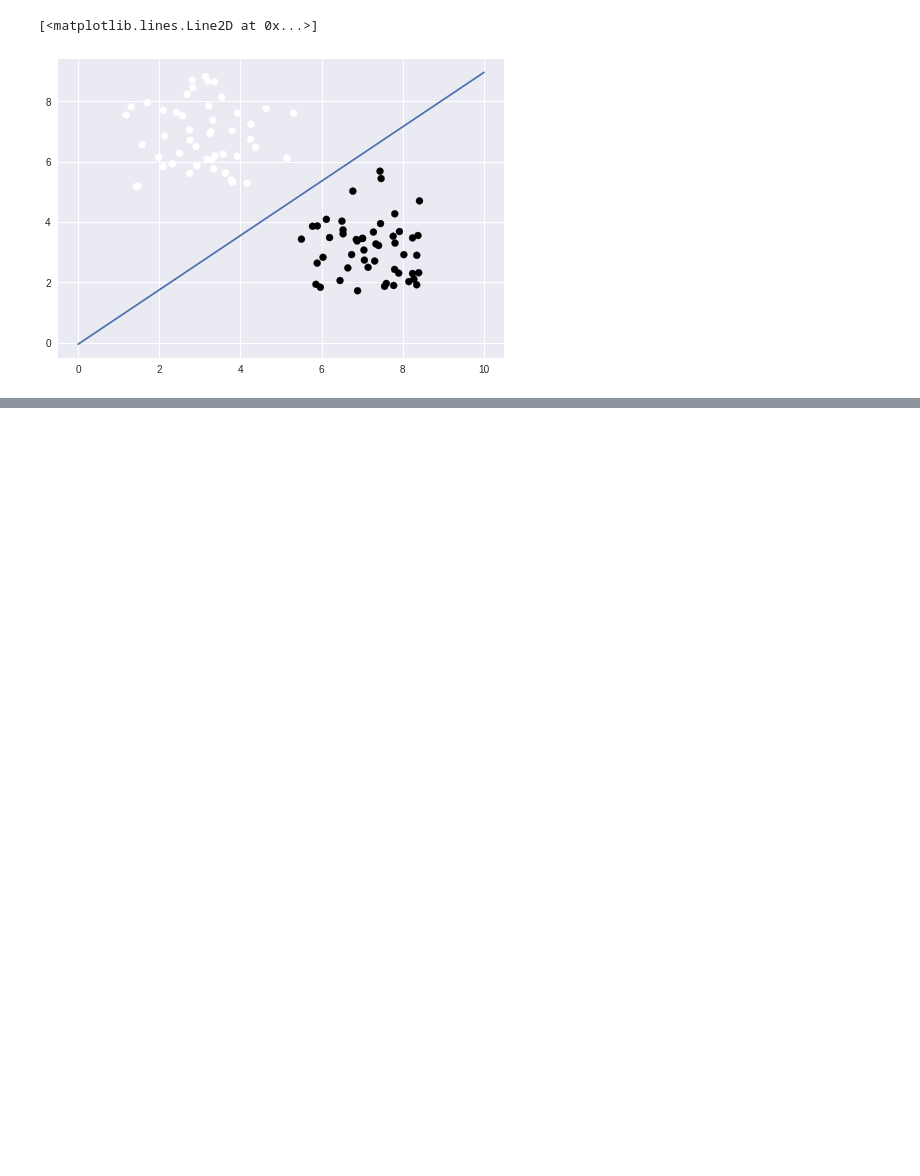
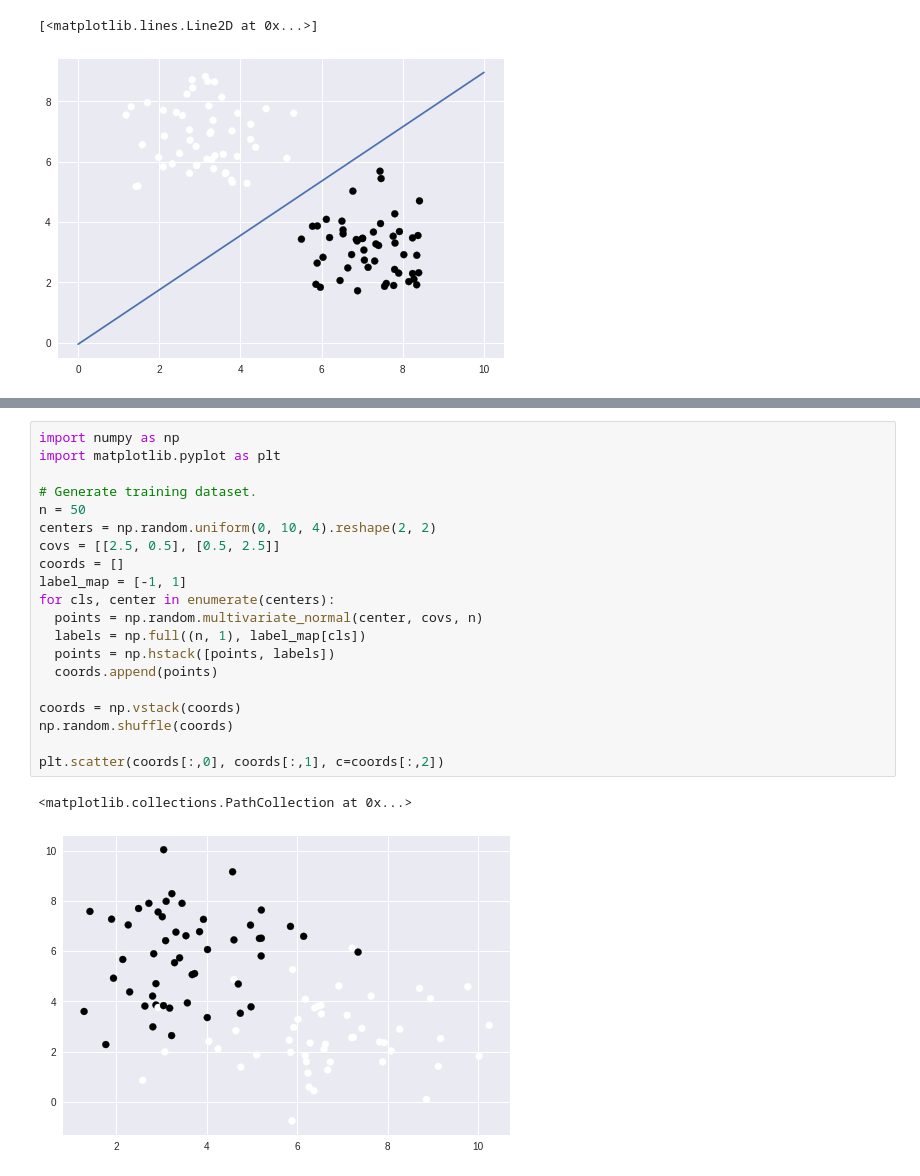
Before and after one commit to charlee/practicalML, a Jupyter notebook: 01_PerceptronLearningAlgorithm.ipynb, the cells around one changed output, grey strips where cells are left out. Drawn from its saved outputs; the diff is of its cells as text; blank space fills up the shorter version.

```diff
--- a/01_PerceptronLearningAlgorithm.ipynb
+++ b/01_PerceptronLearningAlgorithm.ipynb
@@ -155,0 +177,23 @@ Iteration: 3, loss: 0
+# %%
+import numpy as np
+import matplotlib.pyplot as plt
+
+# Generate training dataset.
+n = 50
+centers = np.random.uniform(0, 10, 4).reshape(2, 2)
+covs = [[2.5, 0.5], [0.5, 2.5]]
+coords = []
+label_map = [-1, 1]
+for cls, center in enumerate(centers):
+  points = np.random.multivariate_normal(center, covs, n)
+  labels = np.full((n, 1), label_map[cls])
+  points = np.hstack([points, labels])
+  coords.append(points)
+
+coords = np.vstack(coords)
+np.random.shuffle(coords)
+
+plt.scatter(coords[:,0], coords[:,1], c=coords[:,2])
+# %% [output]
+<matplotlib.collections.PathCollection at 0x...>
+[figure, added]
```
Also changed, not shown: parts of 3 cells of this notebook.
